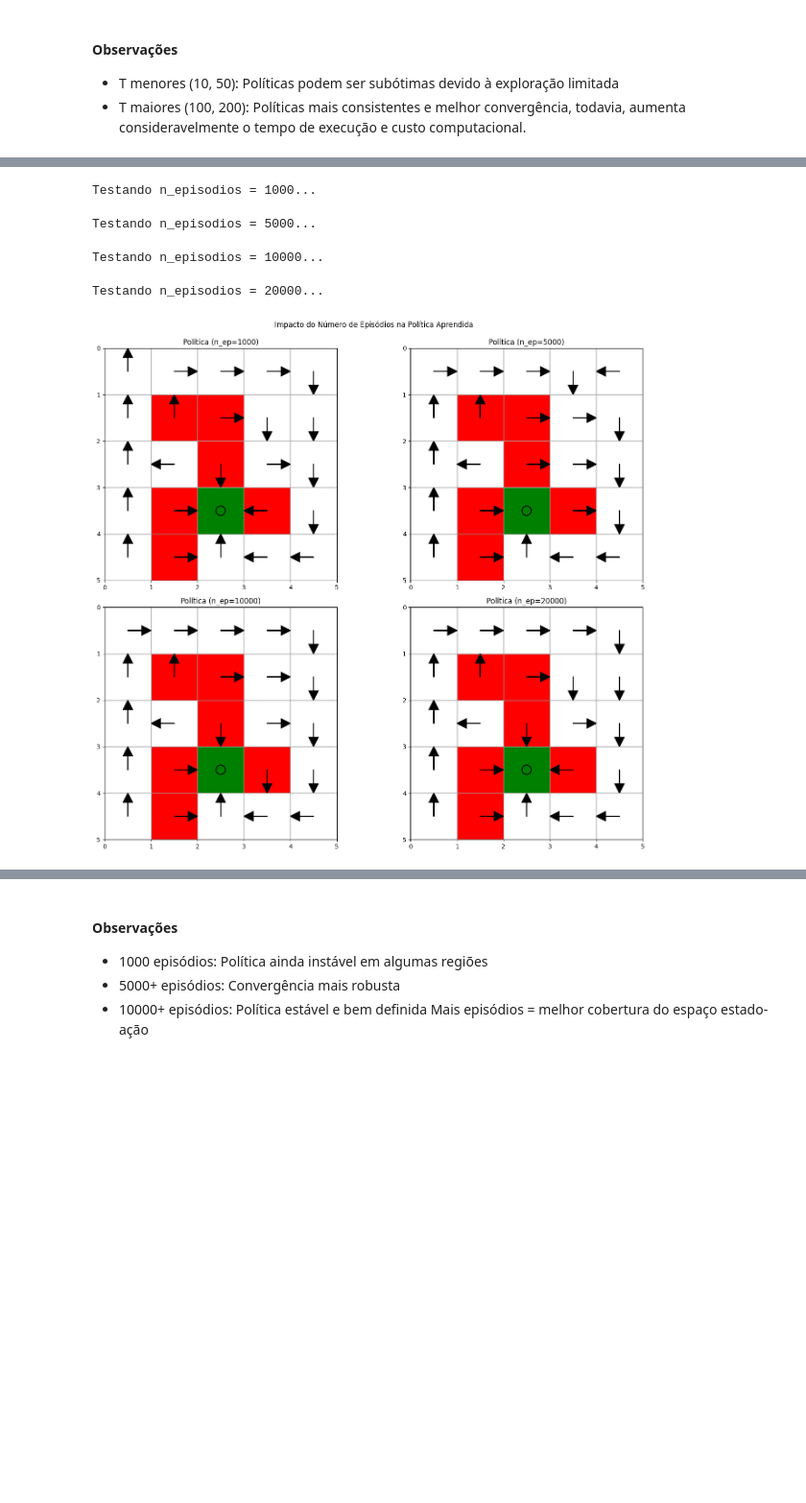
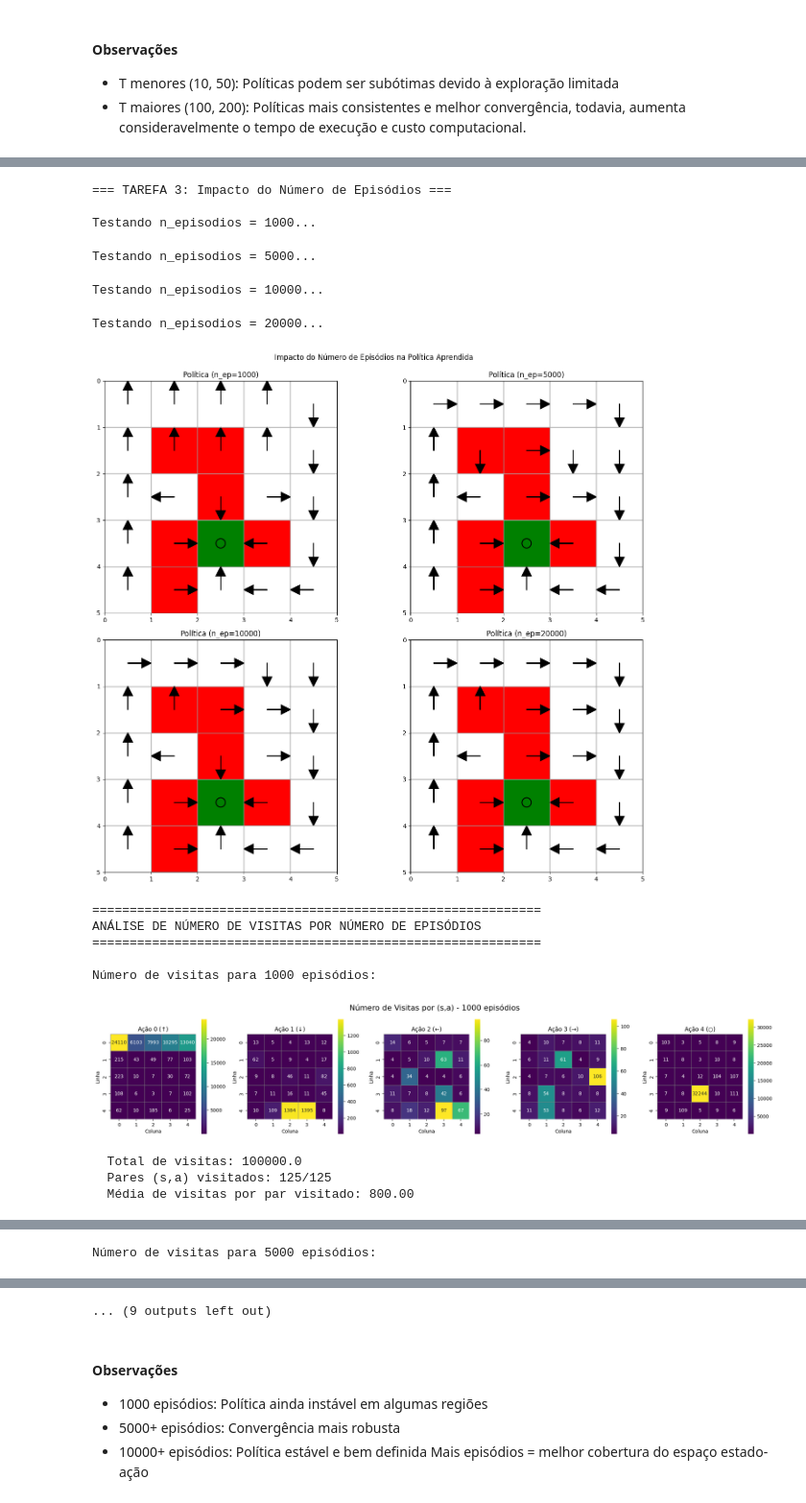
Before and after one commit to danluan/rl-labs, a Jupyter notebook: lab-5/lab_5_MC_inicios_exploratorios.ipynb, the cells around one changed output, grey strips where cells are left out. Shown at 96% size. Saved outputs shown, nothing was run; the diff lists cells and outputs as text; code cells hidden in the pictures; blank space fills up the shorter version.

```diff
--- a/lab-5/lab_5_MC_inicios_exploratorios.ipynb
+++ b/lab-5/lab_5_MC_inicios_exploratorios.ipynb
@@ -603,6 +603,15 @@ A tarefa deve ser entregue com:
 # %% [markdown]
 ### 1. Implementação do MC com inícios exploratórios
 # %%
+# Instancia o ambiente
+ambiente = AmbienteNavegacaoLabirinto(
+        world_size=(5, 5),
+        bad_states=[(1, 1), (1, 2), (2, 2), (3, 1), (3, 3), (4, 1)],
+        target_states=[(3, 2)],
+        allow_bad_entry=True,           # permite entrar em estados ruins
+        rewards=[-1, -10, 1, 0]
+    )
+
 Q_es, politica_es, n_visitas = mc_inicios_exploratorios(
     ambiente,             # gridworld
     gamma=0.9,            # fator de desconto
@@ -664,32 +701,57 @@ Testando T = 200...
 n_episodios_values = [1000, 5000, 10000, 20000]
 T_fixo = 100
 gamma_fixo = 0.9
 
+print("\n=== TAREFA 3: Impacto do Número de Episódios ===\n")
+
+# Plota políticas aprendidas
 fig, axes = plt.subplots(2, 2, figsize=(15, 12))
 axes = axes.flatten()
 
 resultados_ep = {}
 
 for i, n_ep in enumerate(n_episodios_values):
-    print(f"\nTestando n_episodios = {n_ep}...")
+    print(f"Testando n_episodios = {n_ep}...")
     Q_ep, pol_ep, vis_ep = mc_inicios_exploratorios(
         ambiente,
         gamma=gamma_fixo,
         n_episodios=n_ep,
         horizonte_T=T_fixo
     )
 
     resultados_ep[n_ep] = (Q_ep, pol_ep, vis_ep)
 
     # Plota a política
     plot_policy(ambiente, pol_ep, ax=axes[i], titulo=f"Política (n_ep={n_ep})")
 
 plt.tight_layout()
 plt.suptitle("Impacto do Número de Episódios na Política Aprendida", y=1.02)
 plt.show()
+
+print("\n" + "="*60)
+print("ANÁLISE DE NÚMERO DE VISITAS POR NÚMERO DE EPISÓDIOS")
+print("="*60)
+
+# Plota número de visitas como heatmap para cada número de episódios
+for n_ep in n_episodios_values:
+    print(f"\nNúmero de visitas para {n_ep} episódios:")
+    Q_ep, pol_ep, vis_ep = resultados_ep[n_ep]
+
+    plot_visitas_log(vis_ep)
 # %% [output]
+=== TAREFA 3: Impacto do Número de Episódios ===
+
 Testando n_episodios = 1000...
 Testando n_episodios = 5000...
 Testando n_episodios = 10000...
 Testando n_episodios = 20000...
-[figure, old version]
+[figure, new version]
+============================================================
+ANÁLISE DE NÚMERO DE VISITAS POR NÚMERO DE EPISÓDIOS
+============================================================
+
+Número de visitas para 1000 episódios:
+[figure, added]
+  Total de visitas: 100000.0
+  Pares (s,a) visitados: 125/125
+  Média de visitas por par visitado: 800.00
@@ -695,0 +759 @@ Testando n_episodios = 20000...
+Número de visitas para 5000 episódios:
@@ -696,3 +764,4 @@ Testando n_episodios = 20000...
+... (9 outputs left out)
 # %% [markdown]
 #### Observações
 
```
Also changed, not shown: parts of 6 cells of this notebook, 1 other file.
